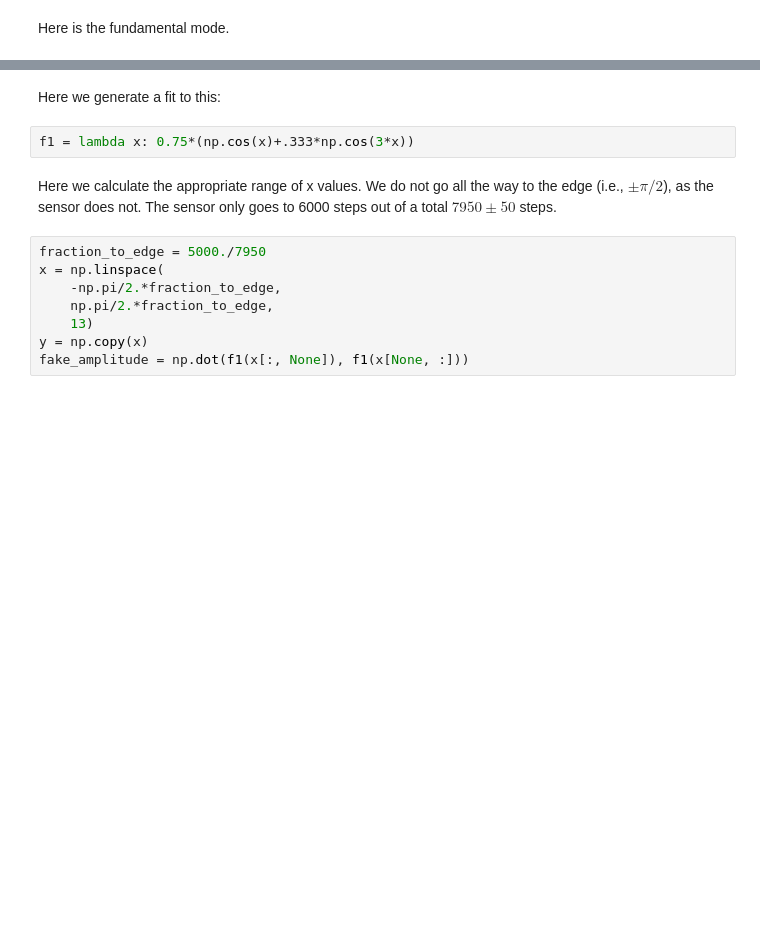
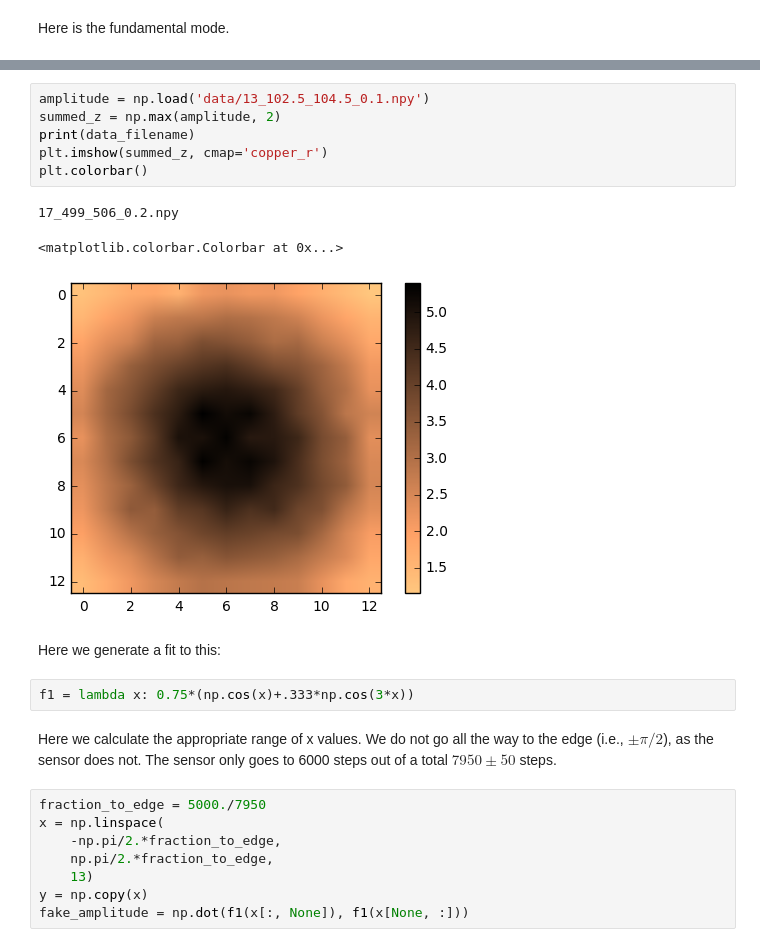
Before and after one commit to ry-dgel/Chladni, a Jupyter notebook: fitting_amplitude_data.ipynb, the cells around one changed output, grey strips where cells are left out. Drawn from its saved outputs; the diff is of its cells as text; blank space fills up the shorter version.

```diff
--- a/fitting_amplitude_data.ipynb
+++ b/fitting_amplitude_data.ipynb
@@ -19,3 +46,13 @@ plt.colorbar()
+# %%
+amplitude = np.load('data/13_102.5_104.5_0.1.npy')
+summed_z = np.max(amplitude, 2)
+print(data_filename)
+plt.imshow(summed_z, cmap='copper_r')
+plt.colorbar()
+# %% [output]
+17_499_506_0.2.npy
+<matplotlib.colorbar.Colorbar at 0x...>
+[figure, added]
 # %% [markdown]
 Here we generate a fit to this:
 # %%
```
Also changed, not shown: parts of 8 cells of this notebook.
